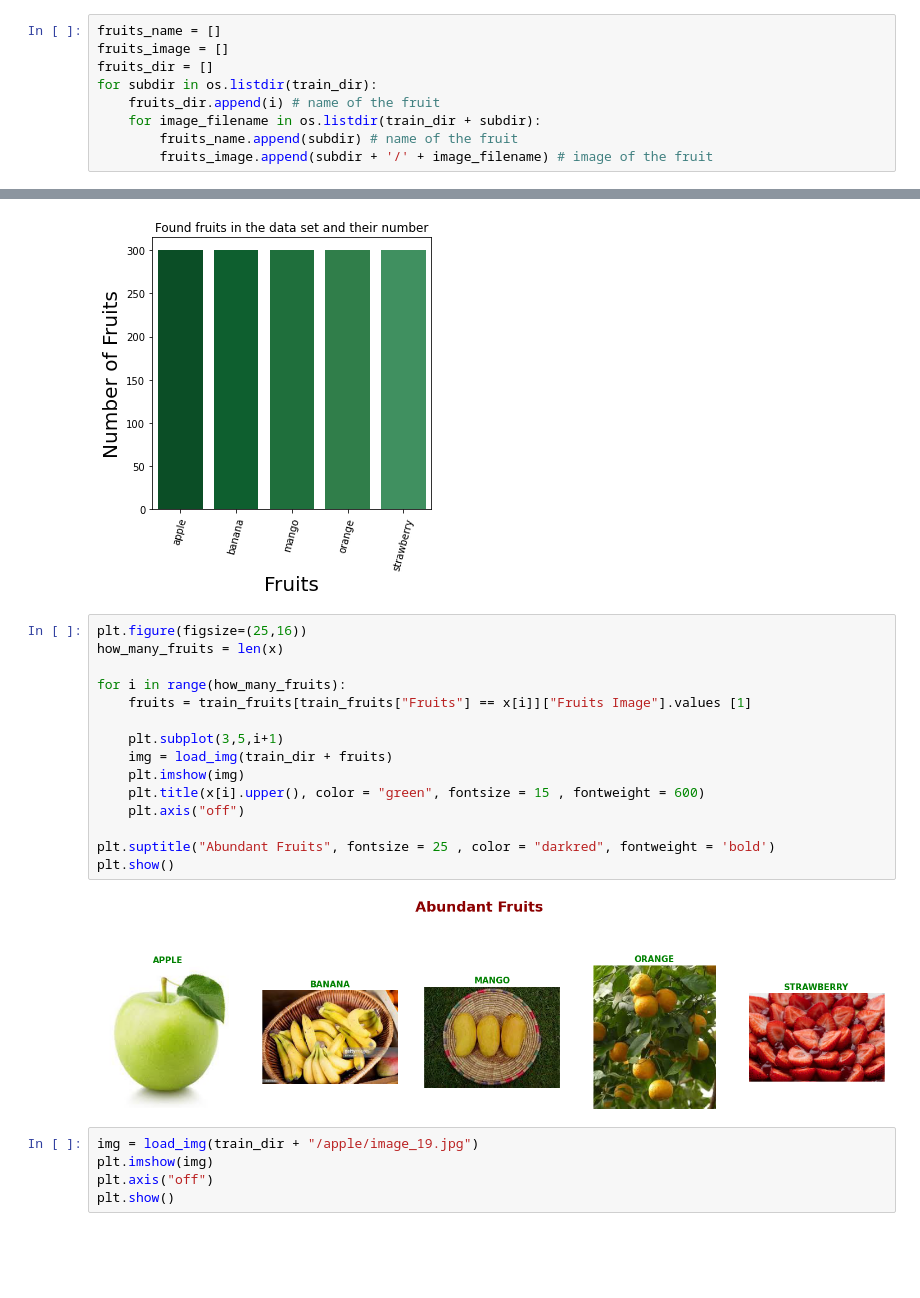
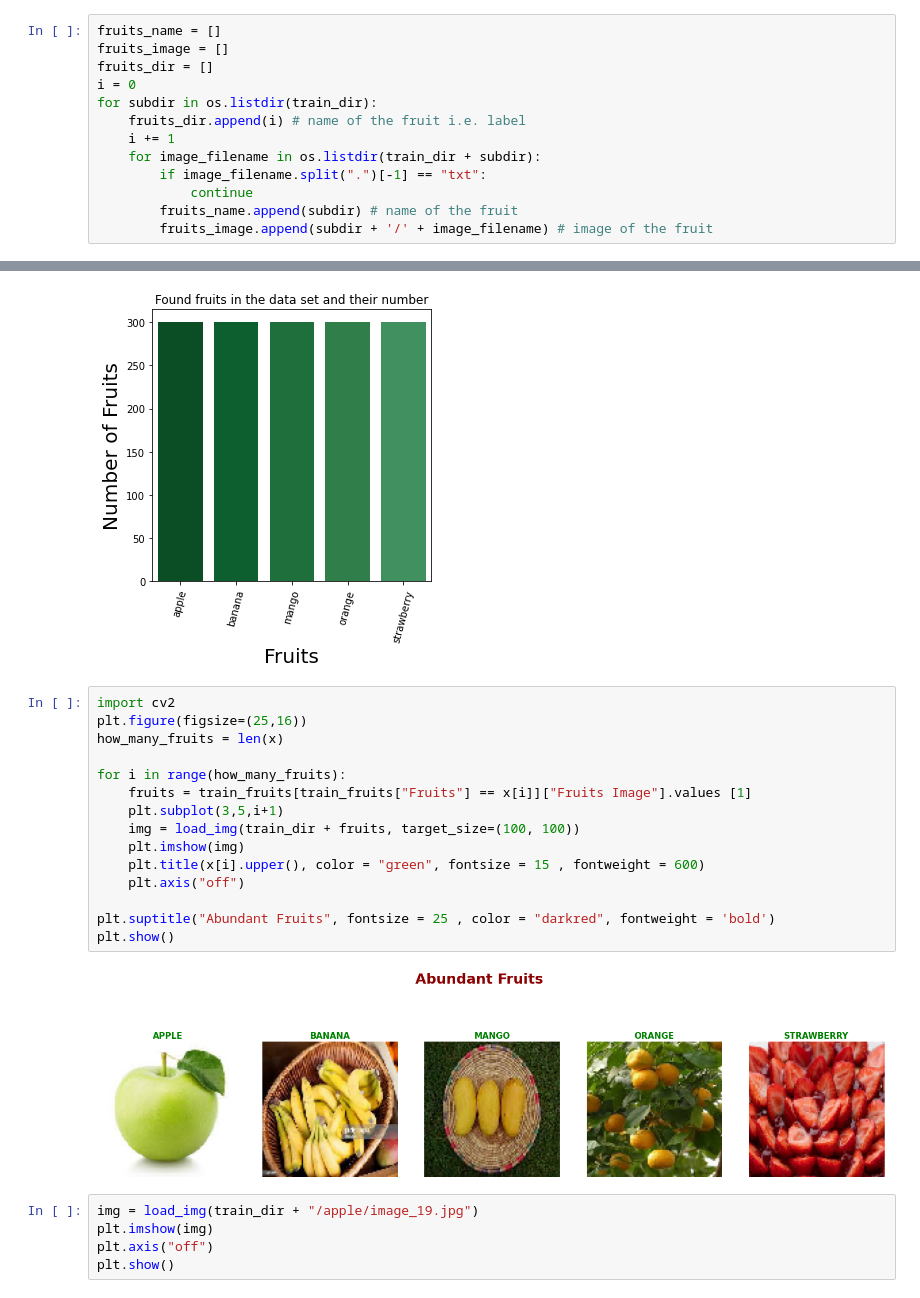
Before and after one commit to kcwong232485/FruitImagesClassification, a Jupyter notebook: RecognizingFruits.ipynb, the cells around one changed output, grey strips where cells are left out. Cells and saved outputs as stored; diff of their text form; blank space fills up the shorter version.

Commit message:
Resize all images as 1 size Add Predict Fruit function

```diff
--- a/RecognizingFruits.ipynb
+++ b/RecognizingFruits.ipynb
@@ -39,9 +57,13 @@ for dirname, _, filenames in os.walk(test_dir):
 fruits_name = []
 fruits_image = []
 fruits_dir = []
+i = 0
 for subdir in os.listdir(train_dir):
-    fruits_dir.append(i) # name of the fruit
+    fruits_dir.append(i) # name of the fruit i.e. label
+    i += 1
     for image_filename in os.listdir(train_dir + subdir):
+        if image_filename.split(".")[-1] == "txt":
+            continue
         fruits_name.append(subdir) # name of the fruit
         fruits_image.append(subdir + '/' + image_filename) # image of the fruit
 # %%
@@ -83,22 +119,22 @@ plt.show()
 # %% [output]
 [figure]
 # %%
+import cv2
 plt.figure(figsize=(25,16))
 how_many_fruits = len(x)
 
 for i in range(how_many_fruits):
     fruits = train_fruits[train_fruits["Fruits"] == x[i]]["Fruits Image"].values [1]
-
     plt.subplot(3,5,i+1)
-    img = load_img(train_dir + fruits)
+    img = load_img(train_dir + fruits, target_size=(100, 100))
     plt.imshow(img)
     plt.title(x[i].upper(), color = "green", fontsize = 15 , fontweight = 600)
     plt.axis("off")
 
 plt.suptitle("Abundant Fruits", fontsize = 25 , color = "darkred", fontweight = 'bold')
 plt.show()
 # %% [output]
-[figure, old version]
+[figure, new version]
 # %%
 img = load_img(train_dir + "/apple/image_19.jpg")
 plt.imshow(img)
```
Also changed, not shown: parts of 14 cells of this notebook, 4 other files.
